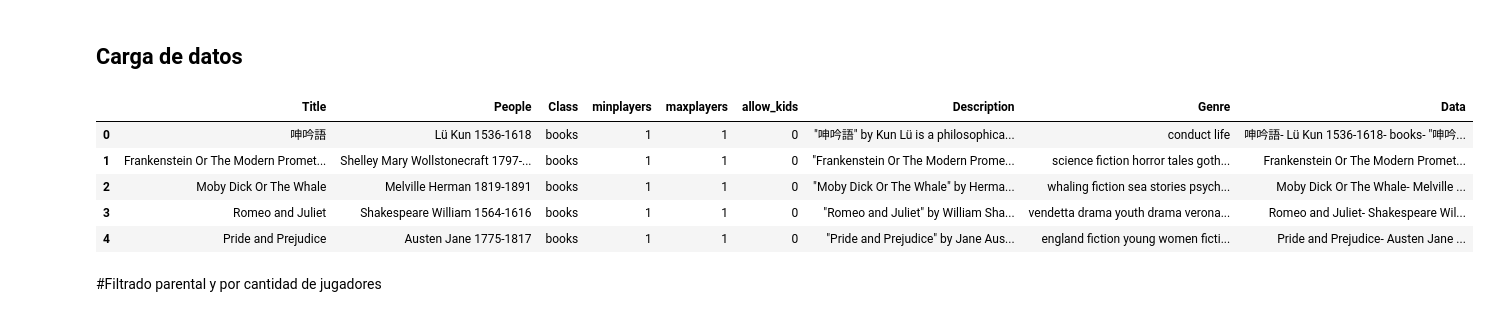
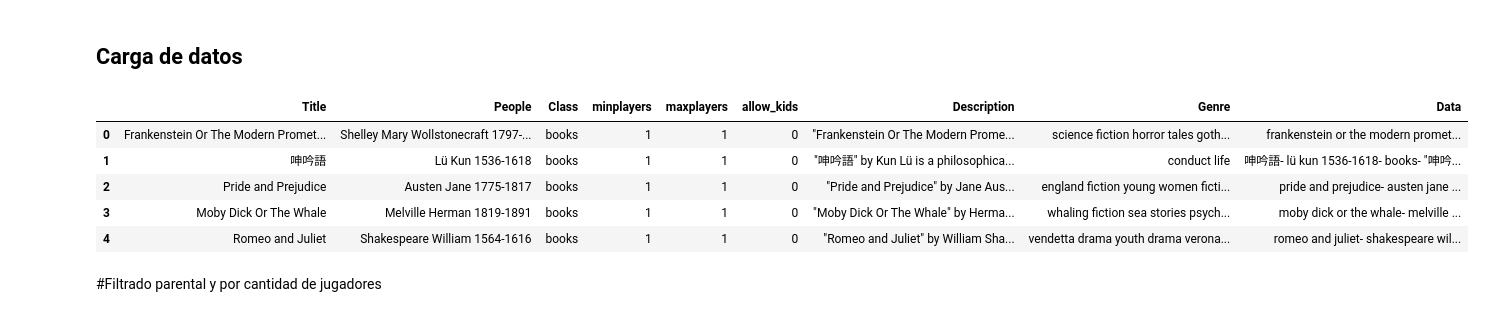
Before and after one commit to juliangg17/NLP-Garc-a-Herrera, a Jupyter notebook: NLP_TP_1.ipynb, the cells around one changed output. Saved outputs shown, nothing was run; the diff lists cells and outputs as text; code cells hidden in the pictures.

```diff
--- a/NLP_TP_1.ipynb
+++ b/NLP_TP_1.ipynb
@@ -93,6 +97,9 @@ def get_games(file_path):
         "categories": "Genre"
     })
 
+    # Agregar columna "People" con valor fijo "-"
+    df_games["People"] = "-"
+
     # Agregar columna "allow_kids" basado en la edad mínima
     df_games["allow_kids"] = df_games["minage"].apply(lambda x: 1 if x < 16 else 0)
 
@@ -231,3 +241,8 @@ def get_books(num_books=1000, output_file="gutenberg_books_1000.csv"):
+# %%
+# Función para procesar el archivo CSV y preparar el DataFrame
+def get_books(file_path):
+    df_books = pd.read_csv(file_path, delimiter=",", encoding="utf-8")
+    return df_books
 # %% [markdown]
 Procesamiento de todos los datasets
 # %%
@@ -245,6 +260,12 @@ def get_all(df_books, df_films, df_games):
     # Crear la columna "Data" concatenando las otras columnas
     df_all["Data"] = df_all["Title"] + "- " + df_all["People"] + "- " + df_all["Class"] + "- " + df_all["Description"] + "- " + df_all["Genre"]
 
+    # Asegurar que la columna 'Data' sea de tipo string
+    df_all['Data'] = df_all['Data'].astype(str)
+
+    # Convertir Data a minúsculas
+    df_all['Data'] = df_all['Data'].str.lower()
+
     # Quitar duplicados basándose en la columna "Title"
     df_all = df_all.drop_duplicates(subset=["Title"])
 
@@ -289,16 +312,16 @@ def clean_genre(text):
 # %%
 df_games = get_games("bgg_database.csv")
 df_films = get_films("IMDB-Movie-Data.csv")
-df_books = get_books()
+df_books = get_books("books.csv")
 df_all = get_all(df_books, df_films, df_games)
 df_all.head()
 # %% [output]
 |  | Title | People | Class | minplayers | maxplayers | allow_kids | Description | Genre | Data |
-| 0 | 呻吟語 | Lü Kun 1536-1618 | books | 1 | 1 | 0 | "呻吟語" by Kun Lü is a philosophica... | conduct life | 呻吟語- Lü Kun 1536-1618- books- "呻吟... |
-| 1 | Frankenstein Or The Modern Promet... | Shelley Mary Wollstonecraft 1797-... | books | 1 | 1 | 0 | "Frankenstein Or The Modern Prome... | science fiction horror tales goth... | Frankenstein Or The Modern Promet... |
-| 2 | Moby Dick Or The Whale | Melville Herman 1819-1891 | books | 1 | 1 | 0 | "Moby Dick Or The Whale" by Herma... | whaling fiction sea stories psych... | Moby Dick Or The Whale- Melville ... |
-| 3 | Romeo and Juliet | Shakespeare William 1564-1616 | books | 1 | 1 | 0 | "Romeo and Juliet" by William Sha... | vendetta drama youth drama verona... | Romeo and Juliet- Shakespeare Wil... |
-| 4 | Pride and Prejudice | Austen Jane 1775-1817 | books | 1 | 1 | 0 | "Pride and Prejudice" by Jane Aus... | england fiction young women ficti... | Pride and Prejudice- Austen Jane ... |
+| 0 | Frankenstein Or The Modern Promet... | Shelley Mary Wollstonecraft 1797-... | books | 1 | 1 | 0 | "Frankenstein Or The Modern Prome... | science fiction horror tales goth... | frankenstein or the modern promet... |
+| 1 | 呻吟語 | Lü Kun 1536-1618 | books | 1 | 1 | 0 | "呻吟語" by Kun Lü is a philosophica... | conduct life | 呻吟語- lü kun 1536-1618- books- "呻吟... |
+| 2 | Pride and Prejudice | Austen Jane 1775-1817 | books | 1 | 1 | 0 | "Pride and Prejudice" by Jane Aus... | england fiction young women ficti... | pride and prejudice- austen jane ... |
+| 3 | Moby Dick Or The Whale | Melville Herman 1819-1891 | books | 1 | 1 | 0 | "Moby Dick Or The Whale" by Herma... | whaling fiction sea stories psych... | moby dick or the whale- melville ... |
+| 4 | Romeo and Juliet | Shakespeare William 1564-1616 | books | 1 | 1 | 0 | "Romeo and Juliet" by William Sha... | vendetta drama youth drama verona... | romeo and juliet- shakespeare wil... |
 # %% [markdown]
 #Filtrado parental y por cantidad de jugadores
 # %%
```
Also changed, not shown: parts of 31 cells of this notebook.
